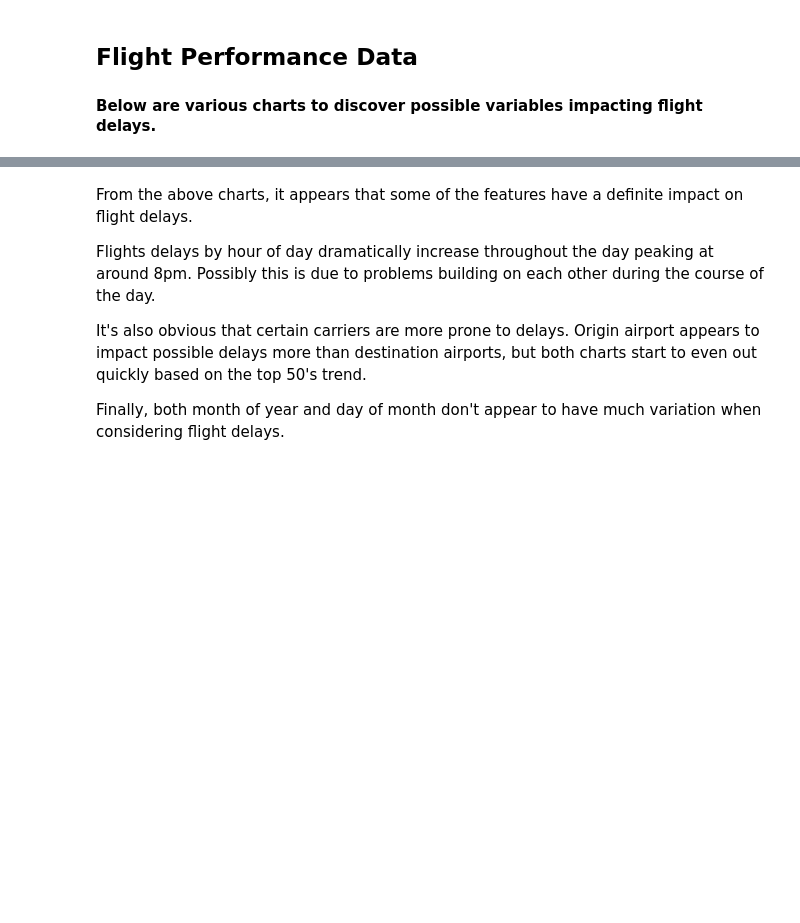
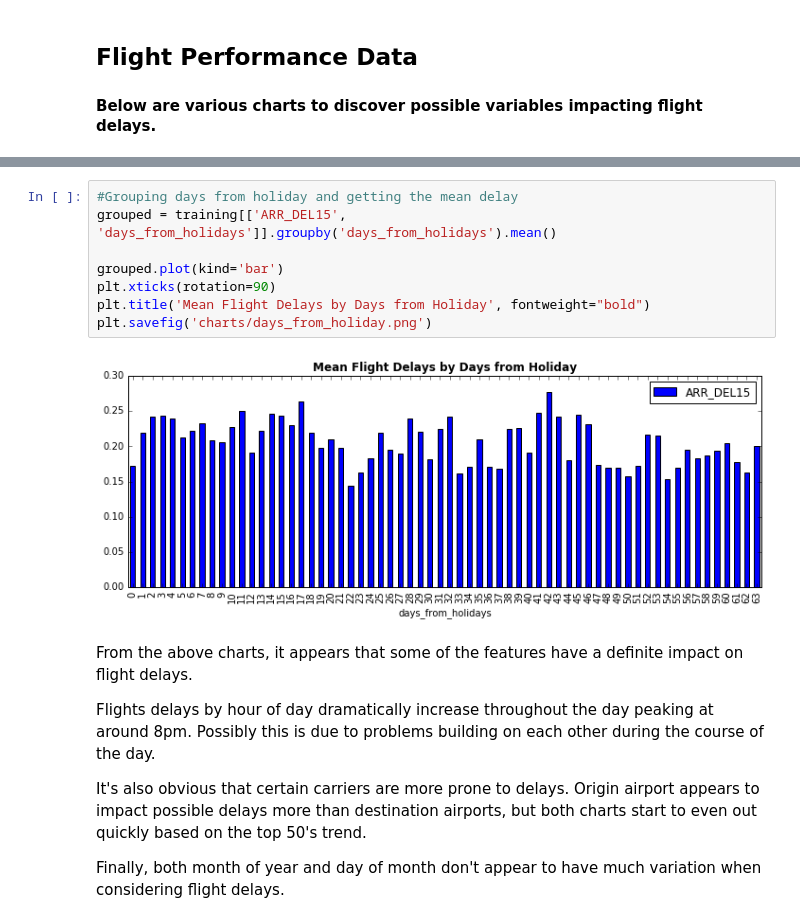
Before and after one commit to yaskyj/datascienceintensive, a Jupyter notebook: capstone/Flight Delays.ipynb, the cells around one changed output, grey strips where cells are left out. Cells and saved outputs as stored; diff of their text form; blank space fills up the shorter version.

```diff
--- a/capstone/Flight Delays.ipynb
+++ b/capstone/Flight Delays.ipynb
@@ -164,4 +164,14 @@ plt.title('Mean Flight Delays by Destination Airport', fontweight="bold")
 [figure]
+# %%
+#Grouping days from holiday and getting the mean delay
+grouped = training[['ARR_DEL15', 'days_from_holidays']].groupby('days_from_holidays').mean()
+
+grouped.plot(kind='bar')
+plt.xticks(rotation=90)
+plt.title('Mean Flight Delays by Days from Holiday', fontweight="bold")
+plt.savefig('charts/days_from_holiday.png')
+# %% [output]
+[figure, added]
 # %% [markdown]
 From the above charts, it appears that some of the features have a definite impact on flight delays.
 
```
Also changed, not shown: parts of 39 cells of this notebook, 15 other files.
